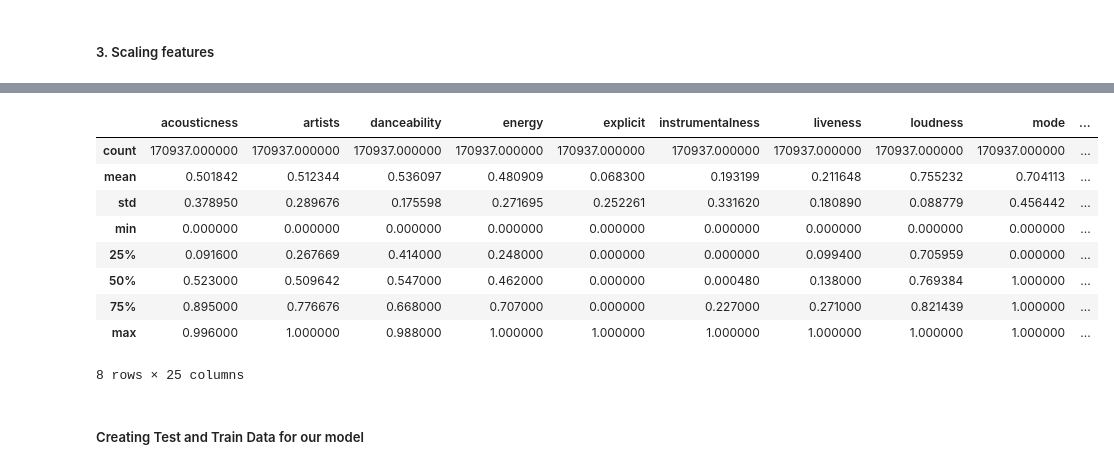
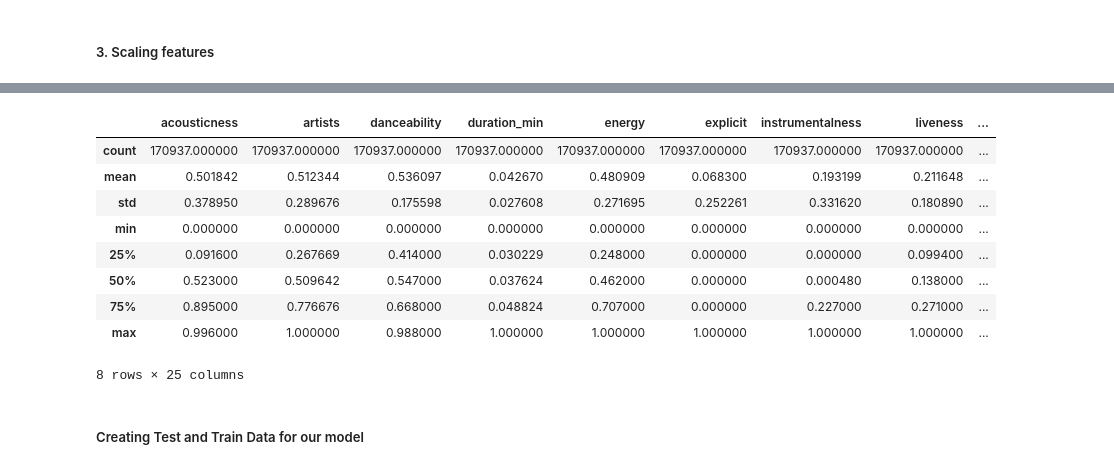
Before and after one commit to vishubhatnagar/SongPopularityPredictor, a Jupyter notebook: CA683_assignment.ipynb, the cells around one changed output, grey strips where cells are left out. Saved outputs shown, nothing was run; the diff lists cells and outputs as text; code cells hidden in the pictures.

Commit message:
renamed duration variable.

```diff
--- a/CA683_assignment.ipynb
+++ b/CA683_assignment.ipynb
@@ -610,20 +610,20 @@ dataset_with_duration_minutes.describe()
 8 rows × 25 columns
 # %%
 scaler = MinMaxScaler()
-columns = ['loudness', 'track_duration', 'tempo', 'artists']
+columns = ['loudness', 'duration_min', 'tempo', 'artists']
 dataset_with_duration_minutes[columns] = scaler.fit_transform(dataset_with_duration_minutes[columns])
 dataset_with_duration_minutes['popularity'] = dataset_with_duration_minutes['popularity']/100
 dataset_with_duration_minutes.describe()
 # %% [output]
-|  | acousticness | artists | danceability | energy | explicit | instrumentalness | liveness | loudness | mode | ... |
-| count | 170937.000000 | 170937.000000 | 170937.000000 | 170937.000000 | 170937.000000 | 170937.000000 | 170937.000000 | 170937.000000 | 170937.000000 | ... |
-| mean | 0.501842 | 0.512344 | 0.536097 | 0.480909 | 0.068300 | 0.193199 | 0.211648 | 0.755232 | 0.704113 | ... |
-| std | 0.378950 | 0.289676 | 0.175598 | 0.271695 | 0.252261 | 0.331620 | 0.180890 | 0.088779 | 0.456442 | ... |
-| min | 0.000000 | 0.000000 | 0.000000 | 0.000000 | 0.000000 | 0.000000 | 0.000000 | 0.000000 | 0.000000 | ... |
-| 25% | 0.091600 | 0.267669 | 0.414000 | 0.248000 | 0.000000 | 0.000000 | 0.099400 | 0.705959 | 0.000000 | ... |
-| 50% | 0.523000 | 0.509642 | 0.547000 | 0.462000 | 0.000000 | 0.000480 | 0.138000 | 0.769384 | 1.000000 | ... |
-| 75% | 0.895000 | 0.776676 | 0.668000 | 0.707000 | 0.000000 | 0.227000 | 0.271000 | 0.821439 | 1.000000 | ... |
-| max | 0.996000 | 1.000000 | 0.988000 | 1.000000 | 1.000000 | 1.000000 | 1.000000 | 1.000000 | 1.000000 | ... |
+|  | acousticness | artists | danceability | duration_min | energy | explicit | instrumentalness | liveness | ... |
+| count | 170937.000000 | 170937.000000 | 170937.000000 | 170937.000000 | 170937.000000 | 170937.000000 | 170937.000000 | 170937.000000 | ... |
+| mean | 0.501842 | 0.512344 | 0.536097 | 0.042670 | 0.480909 | 0.068300 | 0.193199 | 0.211648 | ... |
+| std | 0.378950 | 0.289676 | 0.175598 | 0.027608 | 0.271695 | 0.252261 | 0.331620 | 0.180890 | ... |
+| min | 0.000000 | 0.000000 | 0.000000 | 0.000000 | 0.000000 | 0.000000 | 0.000000 | 0.000000 | ... |
+| 25% | 0.091600 | 0.267669 | 0.414000 | 0.030229 | 0.248000 | 0.000000 | 0.000000 | 0.099400 | ... |
+| 50% | 0.523000 | 0.509642 | 0.547000 | 0.037624 | 0.462000 | 0.000000 | 0.000480 | 0.138000 | ... |
+| 75% | 0.895000 | 0.776676 | 0.668000 | 0.048824 | 0.707000 | 0.000000 | 0.227000 | 0.271000 | ... |
+| max | 0.996000 | 1.000000 | 0.988000 | 1.000000 | 1.000000 | 1.000000 | 1.000000 | 1.000000 | ... |
 8 rows × 25 columns
 # %% [markdown]
 ##### Creating Test and Train Data for our model
```
Also changed, not shown: parts of 9 cells of this notebook.
